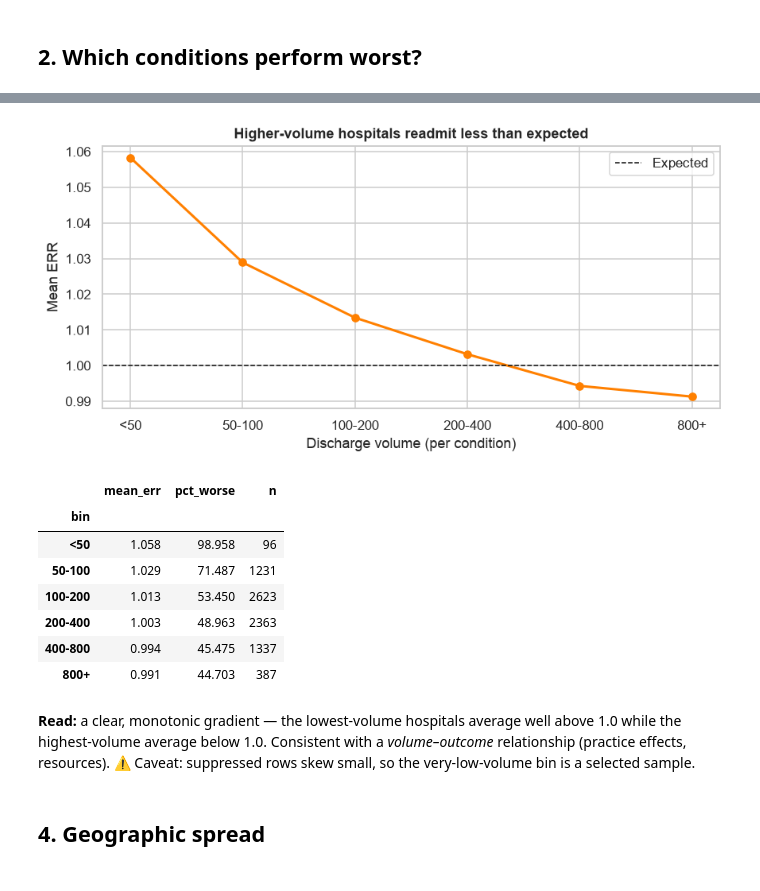
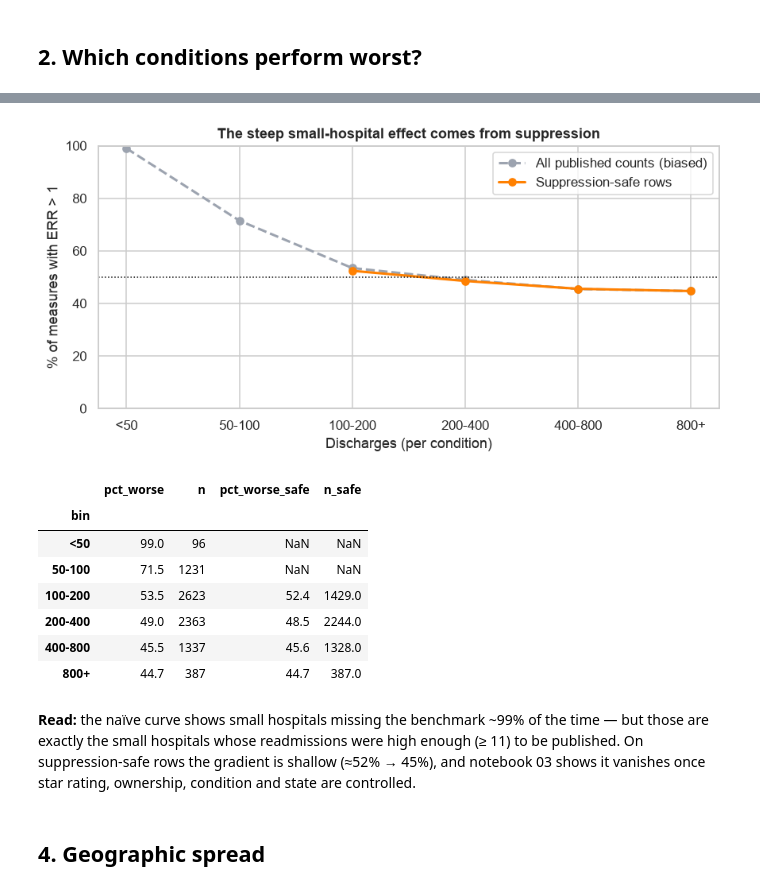
Before and after one commit to pavanmanjunath18/readmitscope, a Jupyter notebook: notebooks/02_eda.ipynb, the cells around one changed output, grey strips where cells are left out. Saved outputs shown, nothing was run; the diff lists cells and outputs as text; code cells hidden in the pictures.

```diff
--- a/notebooks/02_eda.ipynb
+++ b/notebooks/02_eda.ipynb
@@ -73,27 +84,32 @@ by_cond.round(3)
 # %%
-vol = df.dropna(subset=['discharges']).copy()
+import sys; sys.path.insert(0, str(ROOT / 'src'))
+from build_aggregates import suppression_safe
 bins=[0,50,100,200,400,800,np.inf]; labels=['<50','50-100','100-200','200-400','400-800','800+']
-vol['bin']=pd.cut(vol['discharges'],bins=bins,labels=labels,right=False)
-g = vol.groupby('bin', observed=True).agg(mean_err=('err','mean'), pct_worse=('err',lambda s:(s>1).mean()*100), n=('err','size'))
+def by_bin(sub):
+    sub = sub.assign(bin=pd.cut(sub['discharges'],bins=bins,labels=labels,right=False))
+    return sub.groupby('bin', observed=True).agg(pct_worse=('err',lambda s:(s>1).mean()*100), n=('err','size'))
+naive = by_bin(df.dropna(subset=['discharges']))
+safe  = by_bin(df[suppression_safe(df)]).query('n >= 30')
 fig, ax = plt.subplots(figsize=(8,4))
-ax.plot(g.index.astype(str), g['mean_err'], marker='o', color=ORANGE, lw=2)
-ax.axhline(1.0, color=DARK, ls='--', lw=1, label='Expected')
-ax.set_ylabel('Mean ERR'); ax.set_xlabel('Discharge volume (per condition)')
-ax.set_title('Higher-volume hospitals readmit less than expected'); ax.legend()
+ax.plot(naive.index.astype(str), naive['pct_worse'], marker='o', color=MUTED, lw=2, ls='--', label='All published counts (biased)')
+ax.plot(safe.index.astype(str), safe['pct_worse'], marker='o', color=ORANGE, lw=2, label='Suppression-safe rows')
+ax.axhline(50, color=DARK, ls=':', lw=1)
+ax.set_ylim(0, 100); ax.set_ylabel('% of measures with ERR > 1'); ax.set_xlabel('Discharges (per condition)')
+ax.set_title('The steep small-hospital effect comes from suppression'); ax.legend()
 plt.tight_layout(); plt.show()
-g.round(3)
+naive.join(safe, rsuffix='_safe').round(1)
 # %% [output]
-[figure, old version]
+[figure, new version]
-|  | mean_err | pct_worse | n |
-| bin |  |  |  |
-| <50 | 1.058 | 98.958 | 96 |
-| 50-100 | 1.029 | 71.487 | 1231 |
-| 100-200 | 1.013 | 53.450 | 2623 |
-| 200-400 | 1.003 | 48.963 | 2363 |
-| 400-800 | 0.994 | 45.475 | 1337 |
-| 800+ | 0.991 | 44.703 | 387 |
+|  | pct_worse | n | pct_worse_safe | n_safe |
+| bin |  |  |  |  |
+| <50 | 99.0 | 96 | NaN | NaN |
+| 50-100 | 71.5 | 1231 | NaN | NaN |
+| 100-200 | 53.5 | 2623 | 52.4 | 1429.0 |
+| 200-400 | 49.0 | 2363 | 48.5 | 2244.0 |
+| 400-800 | 45.5 | 1337 | 45.6 | 1328.0 |
+| 800+ | 44.7 | 387 | 44.7 | 387.0 |
-# %% [markdown]
-**Read:** a clear, monotonic gradient — the lowest-volume hospitals average well above 1.0 while the highest-volume average below 1.0. Consistent with a *volume–outcome* relationship (practice effects, resources). ⚠ Caveat: suppressed rows skew small, so the very-low-volume bin is a selected sample.
+# %% [markdown]
+**Read:** the naïve curve shows small hospitals missing the benchmark ~99% of the time — but those are exactly the small hospitals whose readmissions were high enough (≥ 11) to be published. On suppression-safe rows the gradient is shallow (≈52% → 45%), and notebook 03 shows it vanishes once star rating, ownership, condition and state are controlled.
 # %% [markdown]
 ## 4. Geographic spread
 # %%
```
Also changed, not shown: parts of 10 cells of this notebook, 40 other files.
